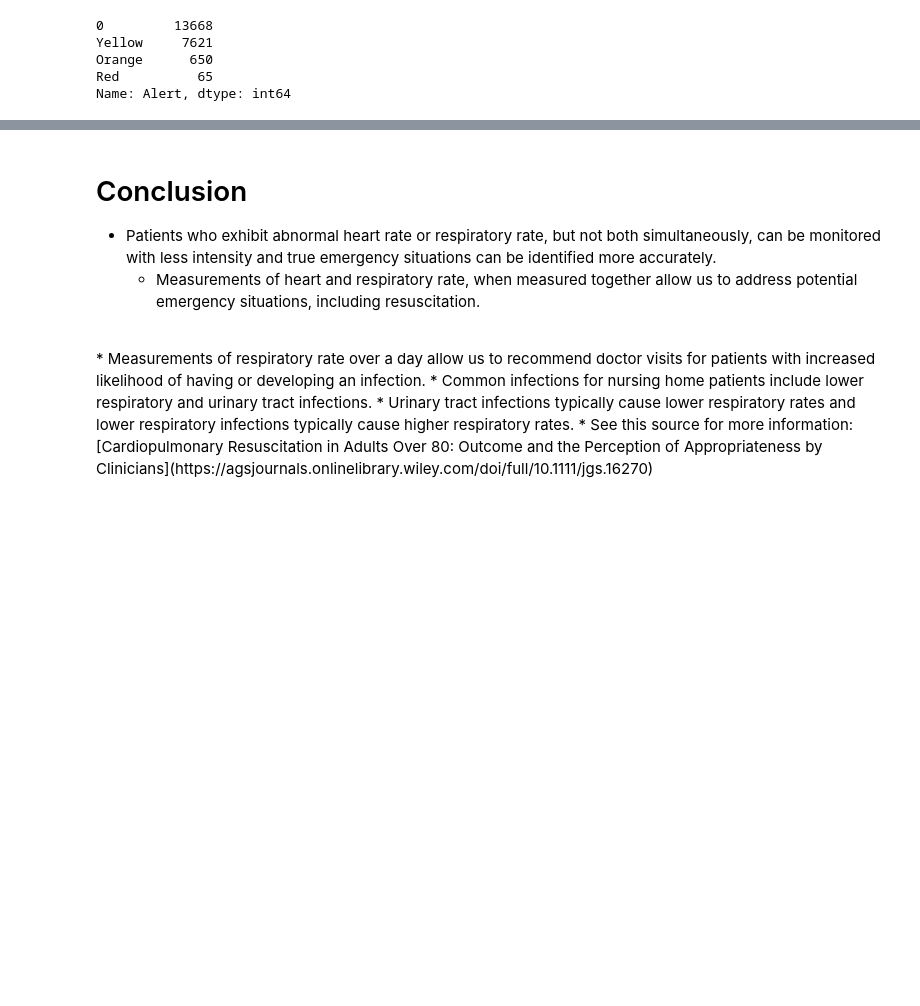
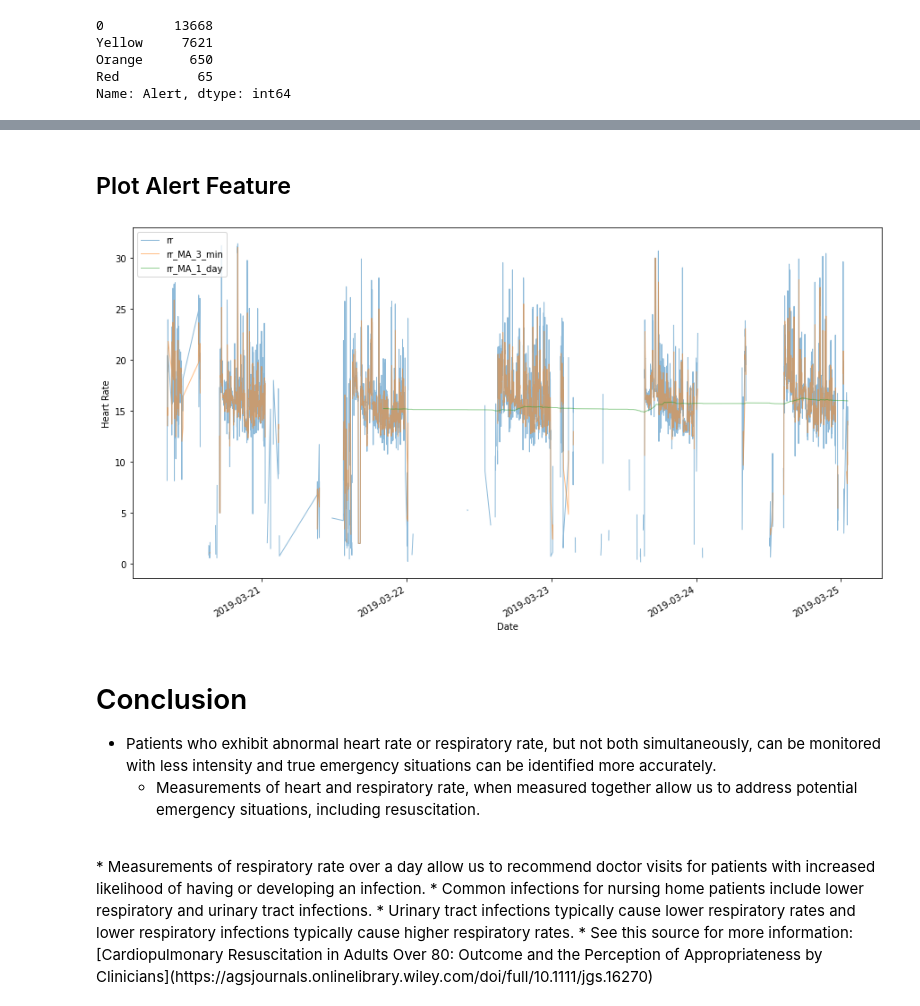
Before and after one commit to jpetoskey/TellusYouCare_JuniorMLChallenge, a Jupyter notebook: code/Analysis, Nursing Home Patients.ipynb, the cells around one changed output, grey strips where cells are left out. Cells and saved outputs as stored; diff of their text form; code cells hidden in the pictures; blank space fills up the shorter version.

```diff
--- a/code/Analysis, Nursing Home Patients.ipynb
+++ b/code/Analysis, Nursing Home Patients.ipynb
@@ -1174,3 +1190,26 @@ Name: Alert, dtype: int64
+# %% [markdown]
+## Plot Alert Feature
+# %%
+# Select Patient 2
+df_MA_plot = df_MA_Alert.loc[df_MA['user_id'] == 1]
+
+# Convert timestampe to datetime
+df_MA_plot['date_time'] = pd.to_datetime(df_MA_plot.ts)
+
+df_MA_plot = df_MA_plot.set_index('date_time')
+
+# Copy DataFrame and Select Heart Rate column
+df_MA_plot = df_MA_plot.iloc[:, [1,5,7]]
+
+# Plot the timeseries
+pd.plotting.register_matplotlib_converters()
+ax = df_MA_plot.plot(figsize=(15, 8), linewidth=1, alpha=0.5)
+ax.set_ylabel('Heart Rate')
+ax.set_xlabel('Date')
+
+plt.show()
+# %% [output]
+[figure, added]
 # %% [markdown]
 # Conclusion
 * Patients who exhibit abnormal heart rate or respiratory rate, but not both simultaneously, can be monitored with less intensity and true emergency situations can be identified more accurately.
```
Also changed, not shown: parts of 3 cells of this notebook, 1 other file.
